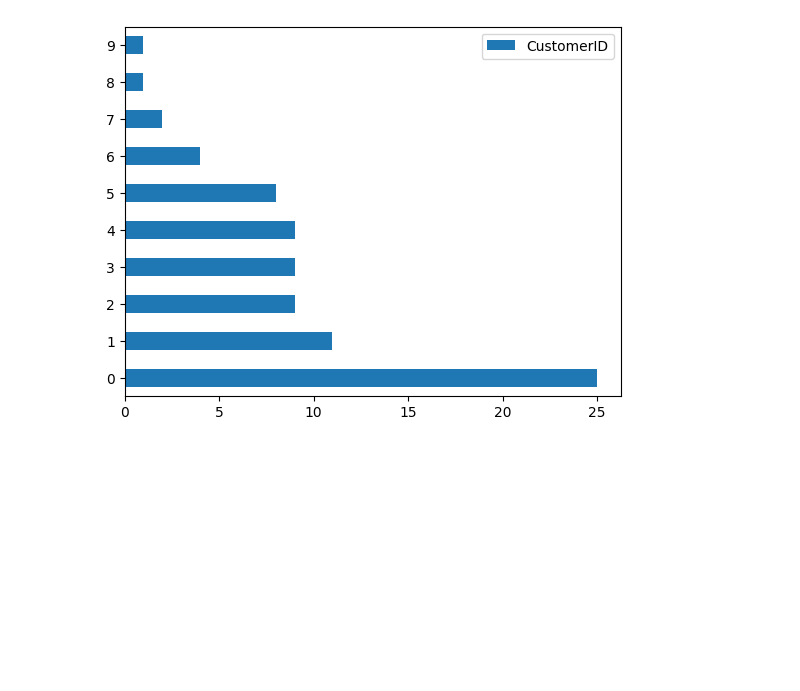
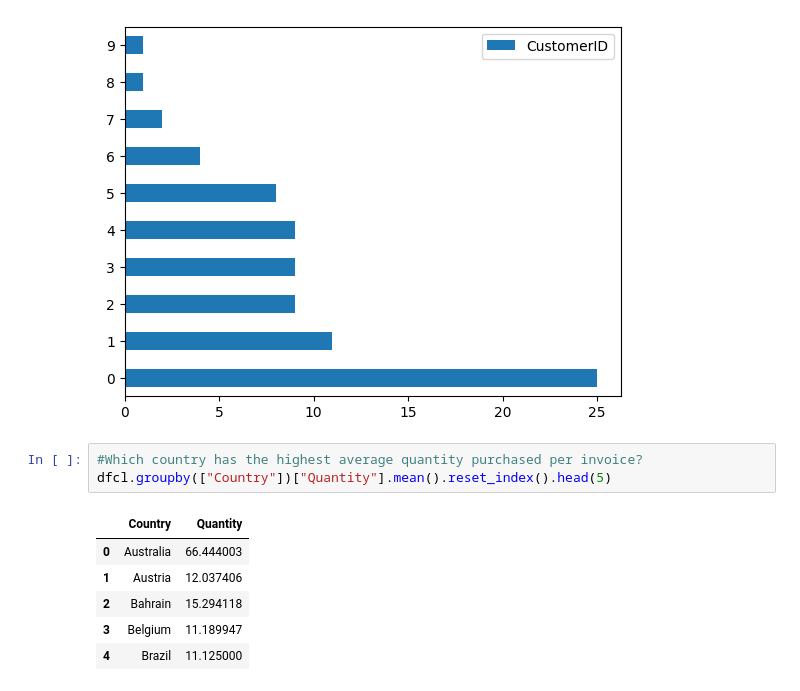
Before and after one commit to mokshithr530/bigdatacheck, a Jupyter notebook: dataset/checkdata2.ipynb, the cells around one changed output. Cells and saved outputs as stored; diff of their text form; blank space fills up the shorter version.

```diff
--- a/dataset/checkdata2.ipynb
+++ b/dataset/checkdata2.ipynb
@@ -359,3 +354,13 @@ nw.plot(kind='barh')
 9   Czech Republic           1
 <Axes: >
 [figure]
+# %%
+#Which country has the highest average quantity purchased per invoice?
+dfcl.groupby(["Country"])["Quantity"].mean().reset_index().head(5)
+# %% [output]
+|  | Country | Quantity |
+| 0 | Australia | 66.444003 |
+| 1 | Austria | 12.037406 |
+| 2 | Bahrain | 15.294118 |
+| 3 | Belgium | 11.189947 |
+| 4 | Brazil | 11.125000 |
```
Also changed, not shown: parts of 1 cell of this notebook.
